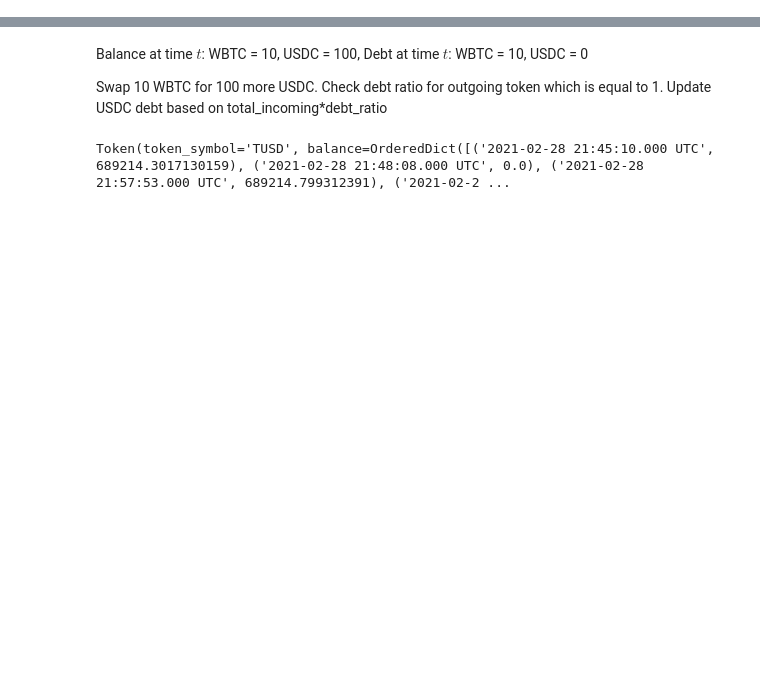
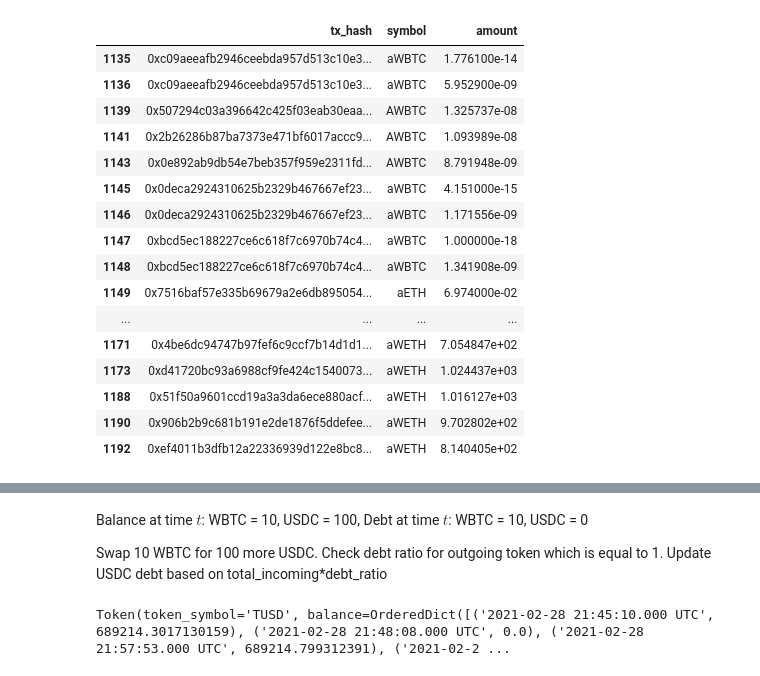
Before and after one commit to JacobSharples/Crypto-Debt-Balances, a Jupyter notebook: sample_notebook.ipynb, the cells around one changed output, grey strips where cells are left out. Saved outputs shown, nothing was run; the diff lists cells and outputs as text; code cells hidden in the pictures; blank space fills up the shorter version.

```diff
--- a/sample_notebook.ipynb
+++ b/sample_notebook.ipynb
@@ -15,3 +15,5 @@ df.head()
 | 2 | 11390238.0 | NaN | 2020-12-05 03:37:14.000 UTC | 0xbc8c6bfee9446c1df8d61acf4702cc2... | 0x000000000000541e251335090ac5b47... | 0xe47d5cc33517d5b8433ff249efe094b... | ETH | 0xeeeeeeeeeeeeeeeeeeeeeeeeeeeeeee... | ... |
 | 3 | 11400659.0 | NaN | 2020-12-06 18:02:59.000 UTC | 0x35cbf08afdf02ffd33838636ca630ed... | 0xe47d5cc33517d5b8433ff249efe094b... | 0xa36972e347e538e6c7afb9f44fb10dd... | ETH | 0xeeeeeeeeeeeeeeeeeeeeeeeeeeeeeee... | ... |
 | 4 | 11779681.0 | NaN | 2021-02-02 23:10:53.000 UTC | 0xccc80db83c50be641119c92bb40cabb... | 0xe5c405c5578d84c5231d3a9a29ef437... | 0xe47d5cc33517d5b8433ff249efe094b... | ETH | 0xeeeeeeeeeeeeeeeeeeeeeeeeeeeeeee... | ... |
+# %%
+df['tx_type'] = df['tx_type'].str.replace('deposit_liquidationborrow_liquidationswap', 'borrow_liquidation')
@@ -134,0 +238,20 @@ for index, row in df.drop_duplicates(subset=['tx_hash', 'symbol']).iterrows():
+# %%
+df.query("tx_type == 'deposit_liquidation'")[['tx_hash', 'symbol', 'amount']]#['tx_hash'].iloc[-1]
+# %% [output]
+|  | tx_hash | symbol | amount |
+| 1135 | 0xc09aeeafb2946ceebda957d513c10e3... | aWBTC | 1.776100e-14 |
+| 1136 | 0xc09aeeafb2946ceebda957d513c10e3... | aWBTC | 5.952900e-09 |
+| 1139 | 0x507294c03a396642c425f03eab30eaa... | AWBTC | 1.325737e-08 |
+| 1141 | 0x2b26286b87ba7373e471bf6017accc9... | AWBTC | 1.093989e-08 |
+| 1143 | 0x0e892ab9db54e7beb357f959e2311fd... | AWBTC | 8.791948e-09 |
+| 1145 | 0x0deca2924310625b2329b467667ef23... | aWBTC | 4.151000e-15 |
+| 1146 | 0x0deca2924310625b2329b467667ef23... | aWBTC | 1.171556e-09 |
+| 1147 | 0xbcd5ec188227ce6c618f7c6970b74c4... | aWBTC | 1.000000e-18 |
+| 1148 | 0xbcd5ec188227ce6c618f7c6970b74c4... | aWBTC | 1.341908e-09 |
+| 1149 | 0x7516baf57e335b69679a2e6db895054... | aETH | 6.974000e-02 |
+| ... | ... | ... | ... |
+| 1171 | 0x4be6dc94747b97fef6c9ccf7b14d1d1... | aWETH | 7.054847e+02 |
+| 1173 | 0xd41720bc93a6988cf9fe424c1540073... | aWETH | 1.024437e+03 |
+| 1188 | 0x51f50a9601ccd19a3a3da6ece880acf... | aWETH | 1.016127e+03 |
+| 1190 | 0x906b2b9c681b191e2de1876f5ddefee... | aWETH | 9.702802e+02 |
+| 1192 | 0xef4011b3dfb12a22336939d122e8bc8... | aWETH | 8.140405e+02 |
```
Also changed, not shown: parts of 15 cells of this notebook, 3 other files.
